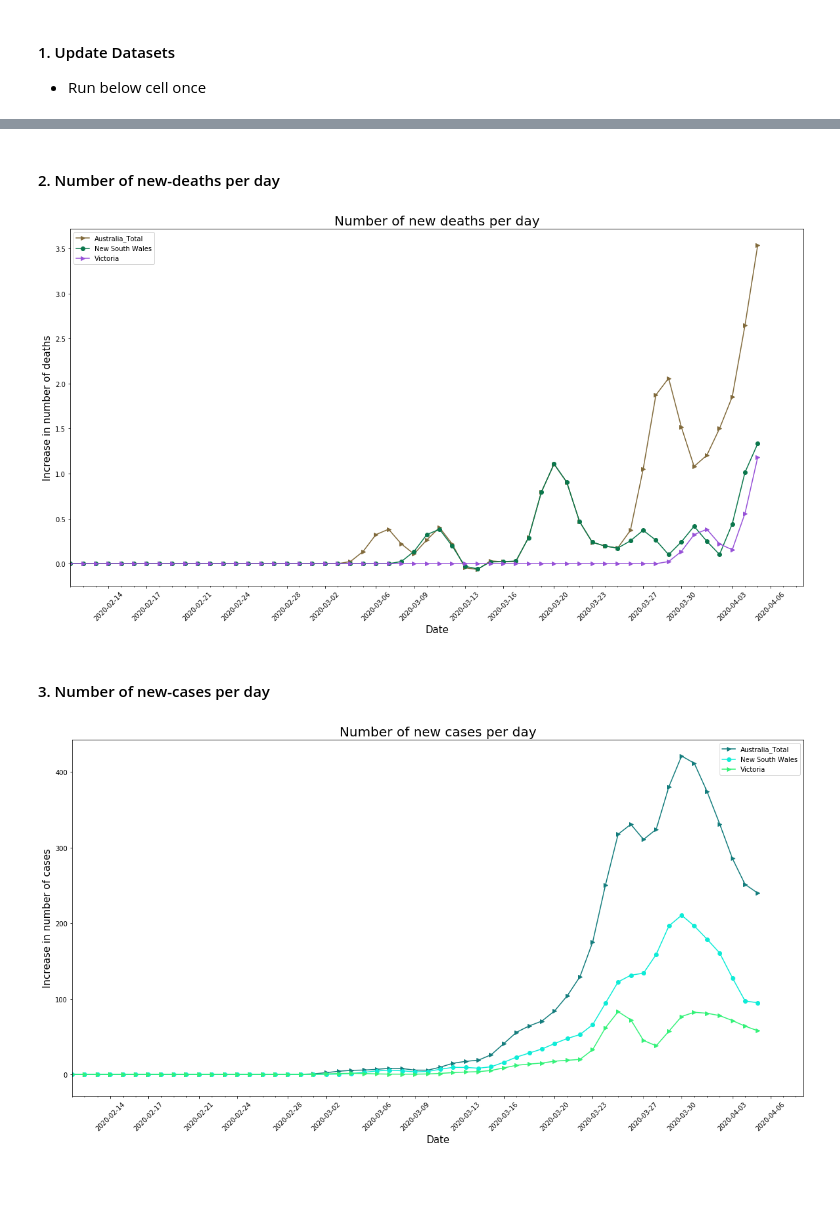
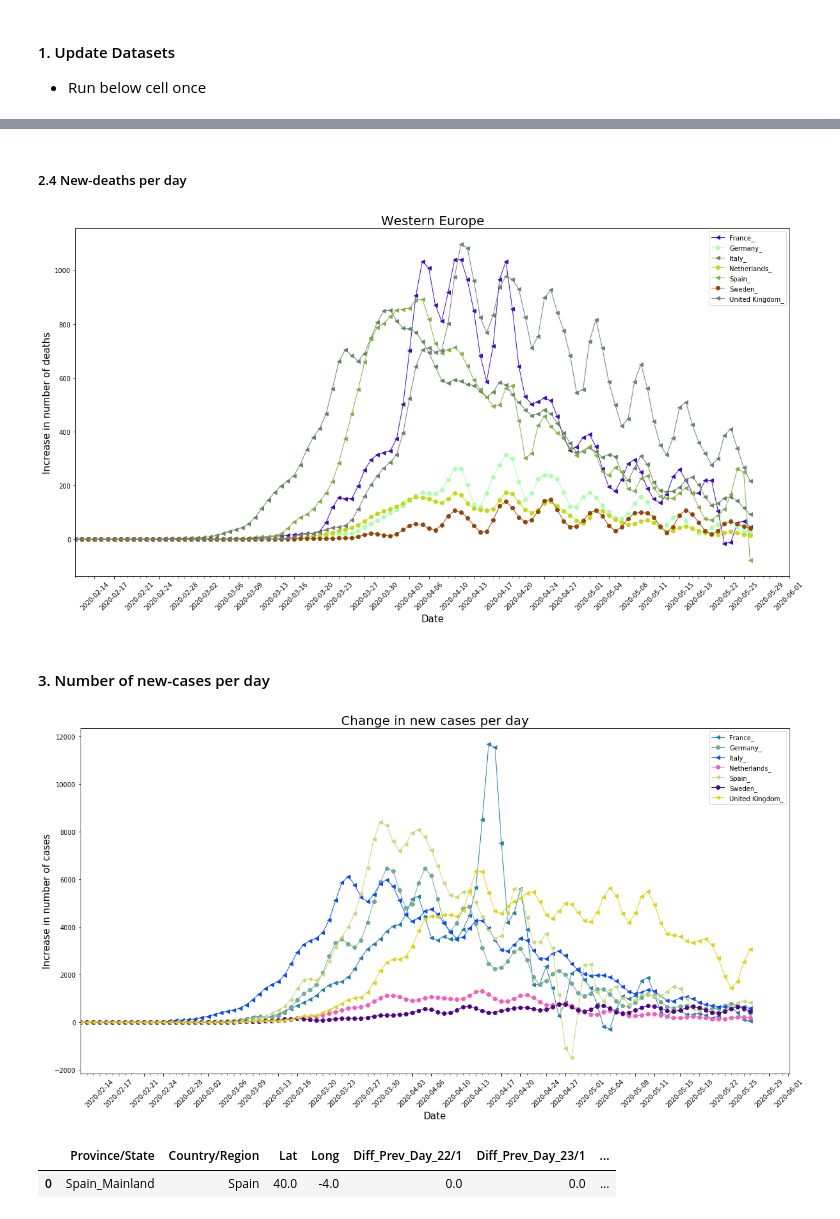
Before and after one commit to j-greggazz/Kaggle, a Jupyter notebook: covid_19/notebooks/0. Save and update datasets.ipynb, the cells around one changed output, grey strips where cells are left out. Drawn from its saved outputs; the diff is of its cells as text; code cells hidden in the pictures; blank space fills up the shorter version.

```diff
--- a/covid_19/notebooks/0. Save and update datasets.ipynb
+++ b/covid_19/notebooks/0. Save and update datasets.ipynb
@@ -273,0 +485,16 @@ df_daily_change_death = create_changes_dataframe(deaths_df.copy())
+# %%
+list_countries = ['Australia_Total', 'Victoria', 'New South Wales'] #'US_'
+list_countries = ['France', 'Germany', 'Italy', 'United Kingdom', 'Spain', 'Netherlands', 'Sweden']
+
+#if 'US_Mainland' in list_countries: list_countries.remove('US_Mainland')
+colourList = []
+for i in range(0, len(list_countries)+1):
+    colourList.append(getcolour())
+#labels = ["Increase in number of deaths", "Number of new deaths per day"]
+labels = ["Increase in number of deaths", "Western Europe"]
+filtering = True
+Ts = 1
+order = 6
+cutoff = 0.3
+filterInputs = [filtering, Ts, order, cutoff]
+plotDailyChanges(df_daily_change_death, list_countries, colourList, labels, filterInputs)
@@ -274,32 +521,51 @@ df_daily_change_death = create_changes_dataframe(deaths_df.copy())
+# %%
+list_countries = ['France_Mainland', 'US_Mainland', 'Italy_Mainland', 'United Kingdom_Mainland', 'Australia_Total', 'Victoria', 'New South Wales', 'Spain_Mainland']
+list_countries = ['France', 'Germany', 'Italy', 'United Kingdom', 'Spain', 'Netherlands', 'Sweden']
+
+#if 'US_Mainland' in list_countries: list_countries.remove('US_Mainland')
+#list_countries = ['Australia_Total', 'Victoria', 'New South Wales']
+colourList = []
+for i in range(0, len(list_countries)+1):
+    colourList.append(getcolour())
+axislabels = ["Increase in number of cases", "Change in new cases per day"]
+filtering = True
+Ts = 1
+order = 6
+cutoff = 0.25
+filterInputs = [filtering, Ts, order, cutoff]
+plotDailyChanges(cases_sum_df, list_countries, colourList, axislabels, filterInputs)
 # %% [markdown]
-#### 2. Number of new-deaths per day
+##### 2.4 New-deaths per day
 # %%
-list_countries = ['France_Mainland', 'US_Mainland', 'Germany_Mainland', 'Italy_Mainland', 'United Kingdom_Mainland', 'Australia_Total', 'Victoria', 'New South Wales', 'Spain_Mainland']
-list_countries = ['Australia_Total', 'Victoria', 'New South Wales']
+list_countries = ['Australia_Total', 'Victoria', 'New South Wales'] #'US_'
+list_countries = ['France_', 'Germany_', 'Italy_', 'United Kingdom_', 'Spain_', 'Netherlands_', 'Sweden_']
 
 #if 'US_Mainland' in list_countries: list_countries.remove('US_Mainland')
 colourList = []
 for i in range(0, len(list_countries)+1):
     colourList.append(getcolour())
-axislabels = ["Increase in number of deaths", "Number of new deaths per day"]
+#labels = ["Increase in number of deaths", "Number of new deaths per day"]
+labels = ["Increase in number of deaths", "Western Europe"]
 filtering = True
 Ts = 1
 order = 6
 cutoff = 0.3
 filterInputs = [filtering, Ts, order, cutoff]
-plotDailyChanges(df_daily_change_death, list_countries, colourList, axislabels, filterInputs)
+plotDailyChanges(df_daily_change_death, list_countries, colourList, labels, filterInputs)
 # %% [output]
-[figure, old version]
+[figure, new version]
 # %% [markdown]
 #### 3. Number of new-cases per day
 # %%
 list_countries = ['France_Mainland', 'US_Mainland', 'Italy_Mainland', 'United Kingdom_Mainland', 'Australia_Total', 'Victoria', 'New South Wales', 'Spain_Mainland']
+list_countries = ['France_', 'Germany_', 'Italy_', 'United Kingdom_', 'Spain_', 'Netherlands_', 'Sweden_']
+
 #if 'US_Mainland' in list_countries: list_countries.remove('US_Mainland')
-list_countries = ['Australia_Total', 'Victoria', 'New South Wales']
+#list_countries = ['Australia_Total', 'Victoria', 'New South Wales']
 colourList = []
 for i in range(0, len(list_countries)+1):
     colourList.append(getcolour())
-axislabels = ["Increase in number of cases", "Number of new cases per day"]
+axislabels = ["Increase in number of cases", "Change in new cases per day"]
 filtering = True
 Ts = 1
 order = 6
@@ -307,4 +573,9 @@ cutoff = 0.25
 filterInputs = [filtering, Ts, order, cutoff]
 plotDailyChanges(df_daily_change_conf, list_countries, colourList, axislabels, filterInputs)
 # %% [output]
-[figure, old version]
+[figure, new version]
+# %%
+df_daily_change_conf[df_daily_change_conf['Province/State'] == 'Spain_Mainland'].head()
+# %% [output]
+|  | Province/State | Country/Region | Lat | Long | Diff_Prev_Day_22/1 | Diff_Prev_Day_23/1 | ... |
+| 0 | Spain_Mainland | Spain | 40.0 | -4.0 | 0.0 | 0.0 | ... |
```
Also changed, not shown: parts of 17 cells of this notebook.
